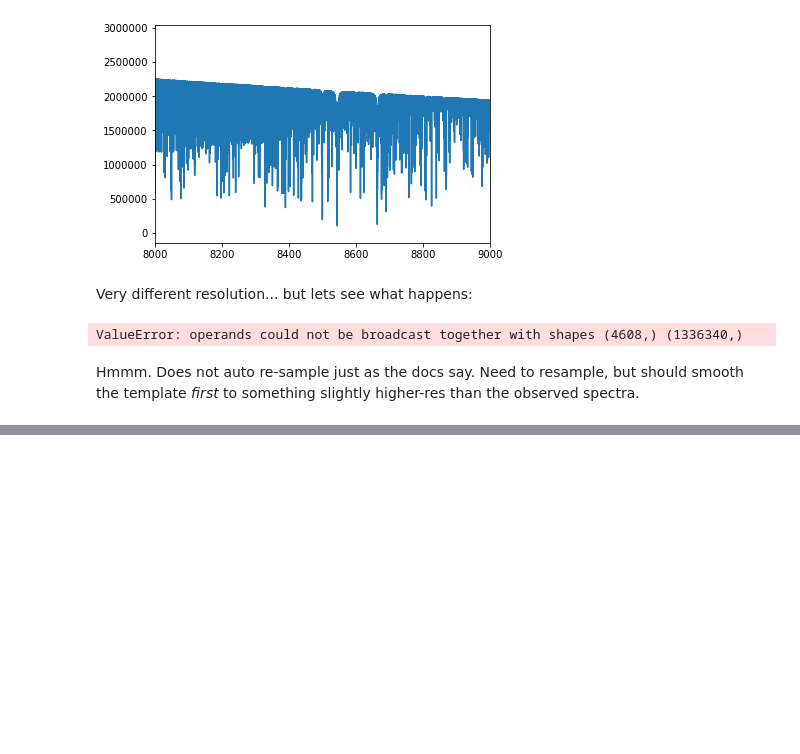
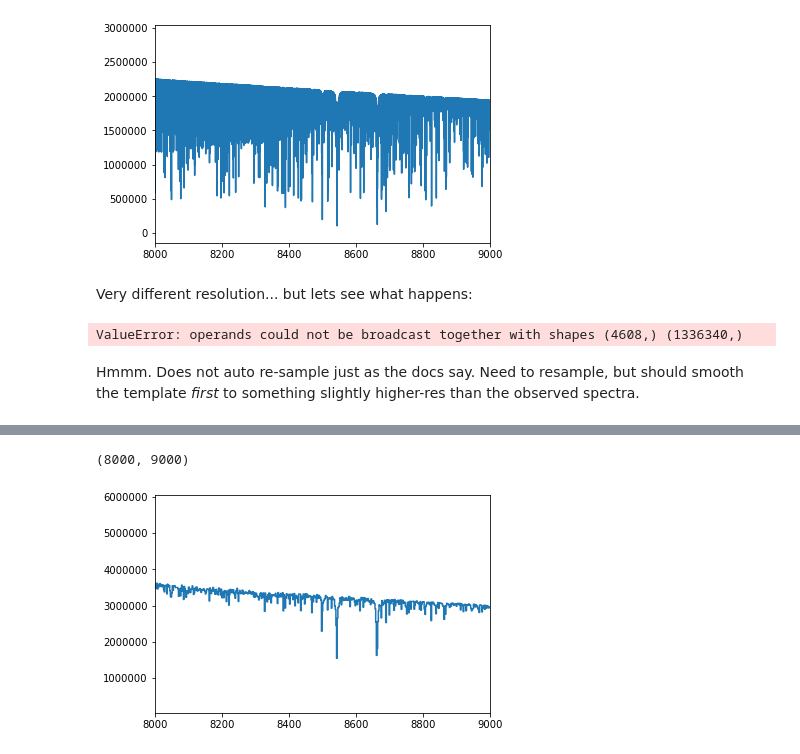
Before and after one commit to eteq/specutils, a Jupyter notebook: docs/Stellar cross-correlation.ipynb, the cells around one changed output, grey strips where cells are left out. Cells and saved outputs as stored; diff of their text form; code cells hidden in the pictures; blank space fills up the shorter version.

```diff
--- a/docs/Stellar cross-correlation.ipynb
+++ b/docs/Stellar cross-correlation.ipynb
@@ -102,0 +135,7 @@ Hmmm.  Does not auto re-sample just as the docs say. Need to resample, but shoul
+# %%
+smoothed_resampled_templ = manipulation.LinearInterpolatedResampler()(smoothed_templ, brightspec.spectral_axis)
+plt.step(smoothed_resampled_templ.wavelength, smoothed_resampled_templ.flux)
+plt.xlim(8000, 9000)
+# %% [output]
+(8000, 9000)
+[figure, added]
```
Also changed, not shown: parts of 18 cells of this notebook.
